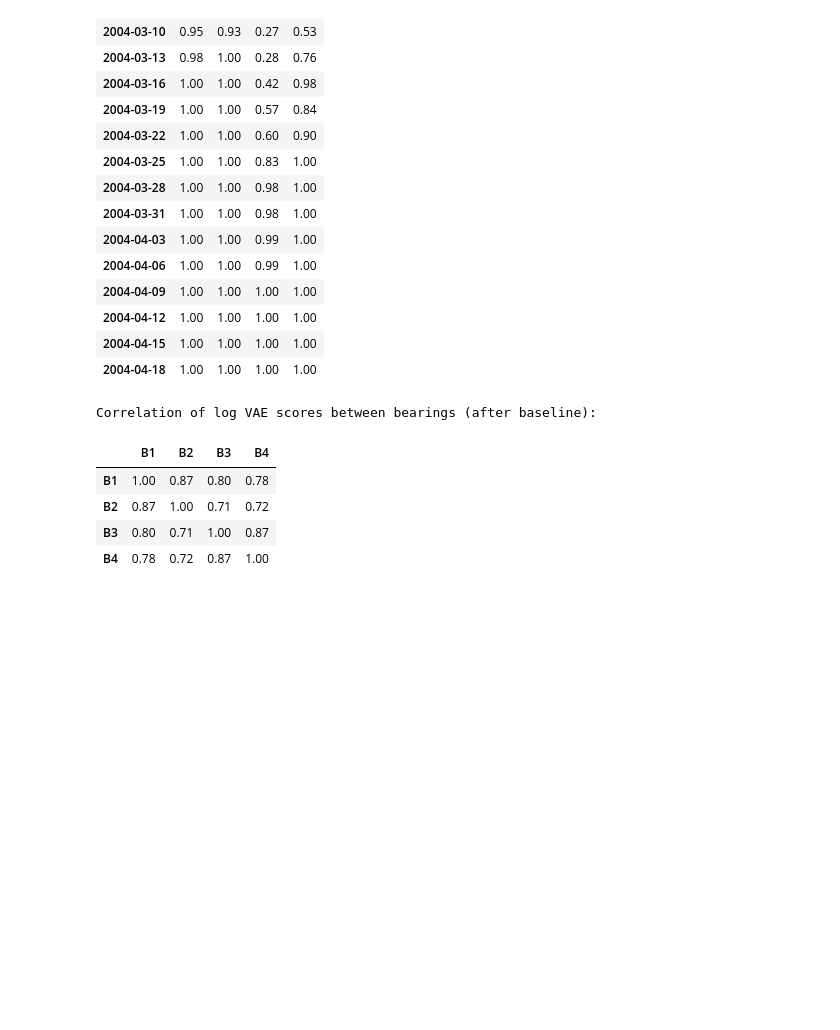
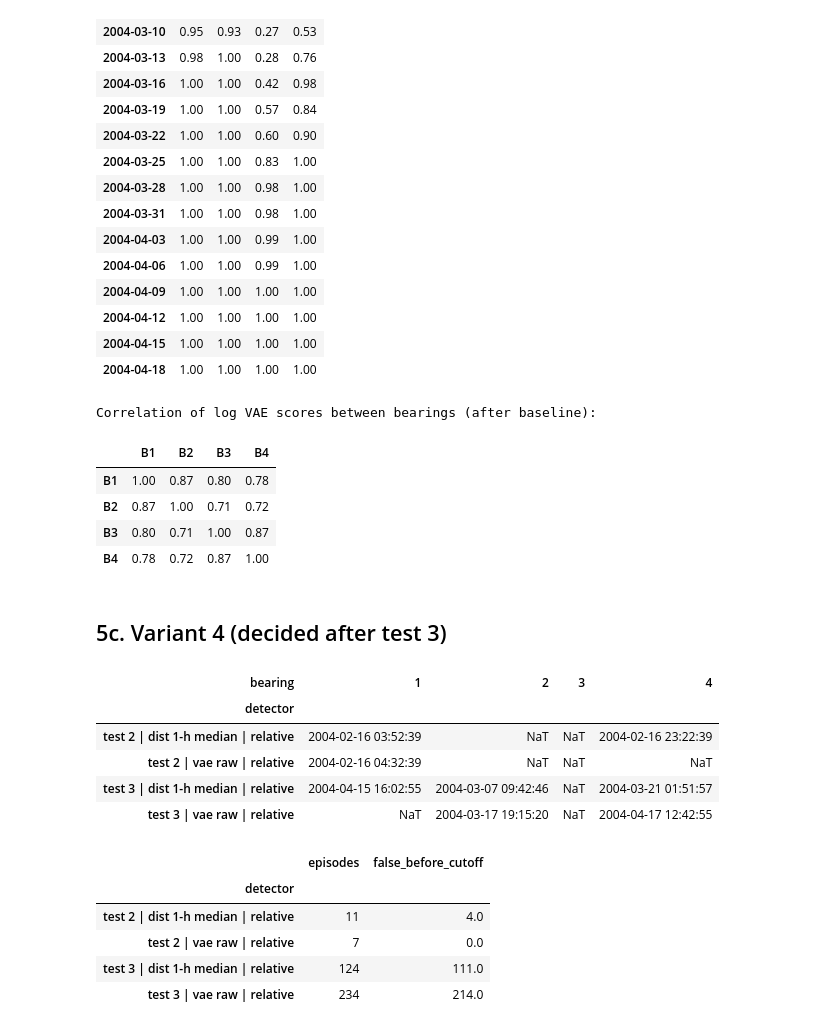
Before and after one commit to MinKhaungMinLwin/bearing-maintenance-triage, a Jupyter notebook: triage_system.ipynb, the cells around one changed output. Saved outputs shown, nothing was run; the diff lists cells and outputs as text; code cells hidden in the pictures; blank space fills up the shorter version.

Commit message:
feat: Add 5c. Variant 4

```diff
--- a/triage_system.ipynb
+++ b/triage_system.ipynb
@@ -455,3 +455,36 @@ Correlation of log VAE scores between bearings (after baseline):
 | B2 | 0.87 | 1.00 | 0.71 | 0.72 |
 | B3 | 0.80 | 0.71 | 1.00 | 0.87 |
 | B4 | 0.78 | 0.72 | 0.87 | 1.00 |
+# %% [markdown]
+## 5c. Variant 4 (decided after test 3)
+# %%
+## 5c. Variant 4 (decided after test 3): each bearing's score relative to the other bearings at the same moment
+def relative(s, thr):
+    L = np.log(s / thr)
+    others = np.stack([np.median(np.delete(L, b, axis=1), axis=1) for b in range(4)], axis=1)
+    return np.exp(L - others)        # > 1: this bearing is further from its baseline than the typical other bearing
+
+def evaluate_rel(name, s, oof, t, base_end, smooth_it, healthy_until, failing):
+    if smooth_it: s, oof = smooth(s), smooth(oof)
+    thr = np.quantile(oof, Q, axis=0)
+    return evaluate(name, relative(s, thr), relative(oof, thr), t, base_end, False, healthy_until, failing)
+
+runs = [("vae raw", "vae", False), ("dist 1-h median", "dist", True)]
+rel = pd.concat(
+    [evaluate_rel(f"test 2 | {n} | relative", cv2[d], cv2[f"oof_{d}"], t2, be2, sm, "2004-02-17 00:00", 1) for n, d, sm in runs] +
+    [evaluate_rel(f"test 3 | {n} | relative", cv3[d], cv3[f"oof_{d}"], t3, be3, sm, CUT3, 3) for n, d, sm in runs])
+display(rel.pivot(index="detector", columns="bearing", values="first_6h_alarm"))
+display(rel.groupby("detector")[["episodes", "false_before_cutoff"]].sum())
+# %% [output]
+| bearing | 1 | 2 | 3 | 4 |
+| detector |  |  |  |  |
+| test 2 | dist 1-h median | relative | 2004-02-16 03:52:39 | NaT | NaT | 2004-02-16 23:22:39 |
+| test 2 | vae raw | relative | 2004-02-16 04:32:39 | NaT | NaT | NaT |
+| test 3 | dist 1-h median | relative | 2004-04-15 16:02:55 | 2004-03-07 09:42:46 | NaT | 2004-03-21 01:51:57 |
+| test 3 | vae raw | relative | NaT | 2004-03-17 19:15:20 | NaT | 2004-04-17 12:42:55 |
+|  | episodes | false_before_cutoff |
+| detector |  |  |
+| test 2 | dist 1-h median | relative | 11 | 4.0 |
+| test 2 | vae raw | relative | 7 | 0.0 |
+| test 3 | dist 1-h median | relative | 124 | 111.0 |
+| test 3 | vae raw | relative | 234 | 214.0 |
```
